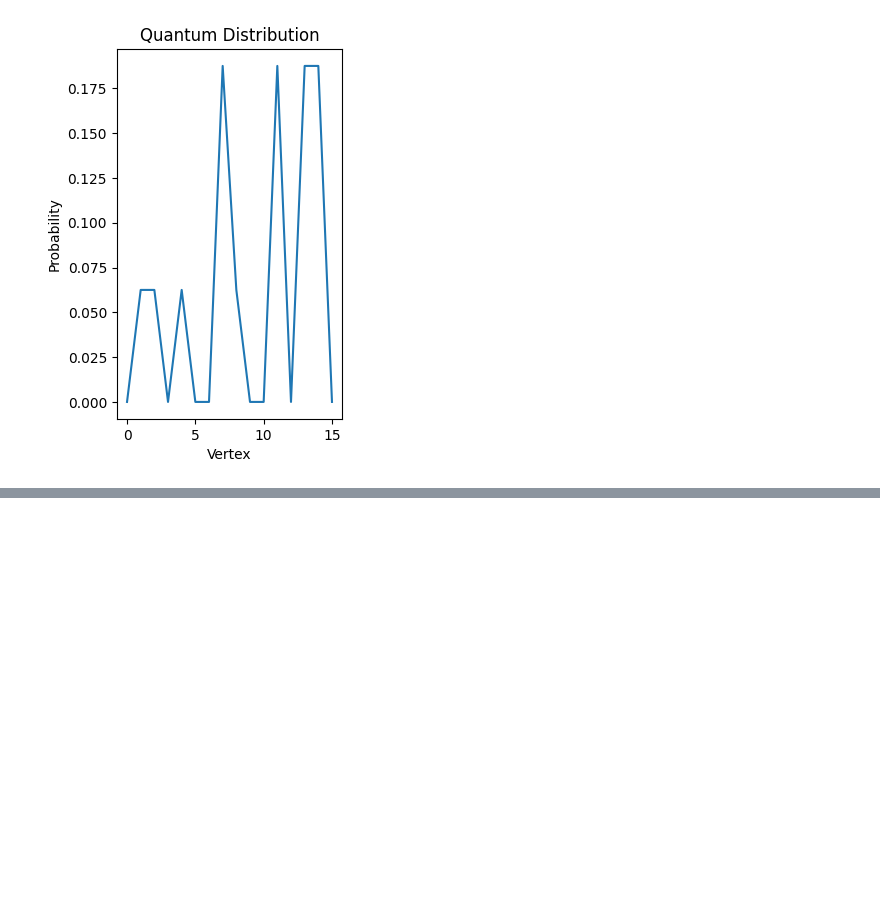
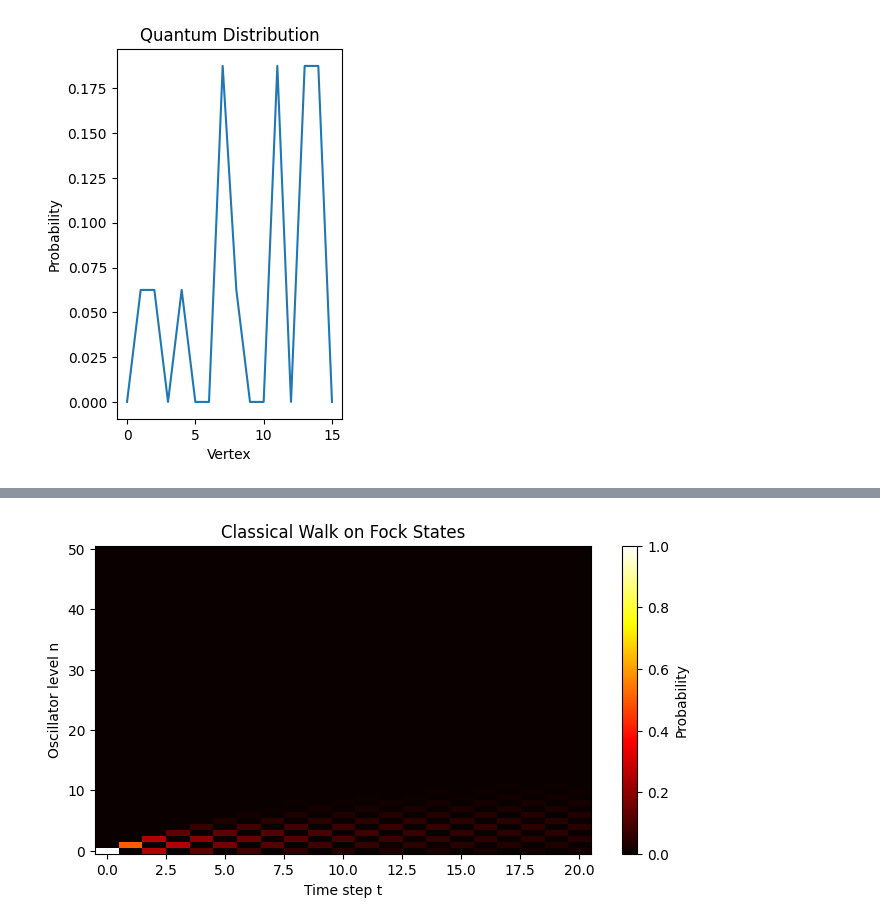
Before and after one commit to AryanAAB/Planckd2025-aryanbansal310, a Jupyter notebook: code/QuantumAlgoTrack.ipynb, the cells around one changed output, grey strips where cells are left out. Saved outputs shown, nothing was run; the diff lists cells and outputs as text; code cells hidden in the pictures; blank space fills up the shorter version.

```diff
--- a/code/QuantumAlgoTrack.ipynb
+++ b/code/QuantumAlgoTrack.ipynb
@@ -538,0 +624,24 @@ plt.show()
+# %%
+# Classical probability: Binomial distribution
+P_classical = np.zeros((t_max+1, n_max+1))
+P_classical[0,0] = 1.0
+
+for t in range(1, t_max+1):
+    for n in range(n_max+1):
+        p_up = P_classical[t-1, n-1] if n-1 >= 0 else 0
+        p_down = P_classical[t-1, n+1] if n+1 <= n_max else 0
+        P_classical[t, n] = 0.5 * (p_up + p_down)
+
+# Compute RMS for classical walk
+RMS_classical = np.sqrt(np.sum(P_classical * (np.arange(n_max+1)**2), axis=1))
+# %%
+# Plot heatmap
+plt.figure(figsize=(8,4))
+plt.imshow(P_classical.T, origin='lower', aspect='auto', cmap='hot')
+plt.xlabel('Time step t')
+plt.ylabel('Oscillator level n')
+plt.colorbar(label='Probability')
+plt.title('Classical Walk on Fock States')
+plt.show()
+# %% [output]
+[figure, added]
```
Also changed, not shown: parts of 12 cells of this notebook, 6 other files.
